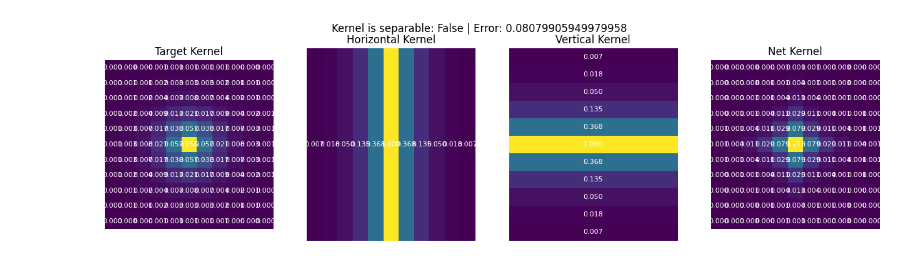
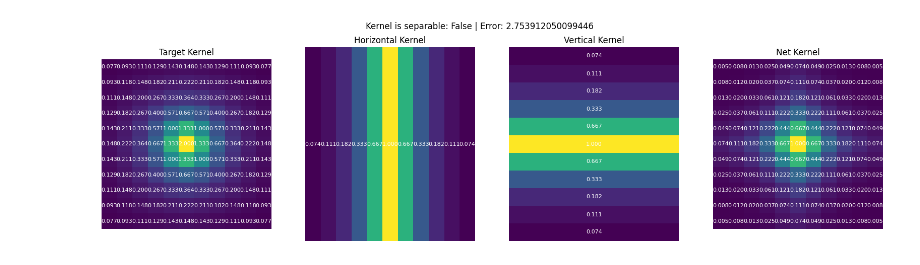
Before and after one commit to thatcherfreeman/utility-dctls, a Jupyter notebook: Documentation/python_prototypes/check_separability.ipynb, the cells around one changed output. Drawn from its saved outputs; the diff is of its cells as text; code cells hidden in the pictures.

```diff
--- a/Documentation/python_prototypes/check_separability.ipynb
+++ b/Documentation/python_prototypes/check_separability.ipynb
@@ -2,9 +2,24 @@
 import numpy as np
 import matplotlib.pyplot as plt
 # %%
-def kernel_function(r, sigma=1.0):
-    """Example Kernel function that will be evaluated."""
-    return np.exp(-1 * np.sqrt(r**2) / sigma)
+def kernel_function(x, y=0, sigma=2.0, separated=False):
+    """Example Kernel function that will be evaluated.
+    Will be separable if f(r, separated=False) = f(x, separated=True) * f(y, separated=True)
+    with r = sqrt(x^2 + y^2).
+
+    Alternatively we can make a separable kernel via f(x, y, separated=False) = f(x, separated=True) * f(y, separated=True).
+    Assume that when separated == True, then y = 0.
+    """
+    r = np.sqrt(x**2 + y**2)
+    # return np.exp(-1 * r**2 / sigma)
+    if separated:
+        return sigma / (sigma + x**2)
+    return sigma**2 / ((sigma + x**2) * (sigma + y**2))
+
+
+    # 1/(exp(x^2)+a) * 1/(exp(y^2)+a)
+    # 1/(exp(x^2)*exp(y^2) + a*exp(x^2) + a * exp(y^2) + a^2
+    # 1/(exp(r^2) + a (exp(x^2) + exp(y^2)) + a^2)
 
 def check_separability(kernel, window_size: int = 5, normalize: bool = True):
     """Checks if the given kernel function f(r) in 2D is separable into horizontal and vertical components."""
@@ -17,18 +32,17 @@ def check_separability(kernel, window_size: int = 5, normalize: bool = True):
     # Evaluate the kernel function at points in a grid
     for i, x in enumerate(range(-half_window, half_window + 1)):
         for j, y in enumerate(range(-half_window, half_window + 1)):
-            r = np.sqrt(x**2 + y**2)
-            value = kernel(r)
+            value = kernel(x, y, separated=False)
             target_kernel[i, j] = value
 
     horizontal_kernel = np.zeros((1, window_size))
     for i, x in enumerate(range(-half_window, half_window + 1)):
-        value = kernel(x)
+        value = kernel(x, 0, separated=True)
         horizontal_kernel[0, i] = value
 
     vertical_kernel = np.zeros((window_size, 1))
     for j, y in enumerate(range(-half_window, half_window + 1)):
-        value = kernel(y)
+        value = kernel(y, 0, separated=True)
         vertical_kernel[j, 0] = value
 
     result_kernel = vertical_kernel @ horizontal_kernel
@@ -40,7 +54,7 @@ def check_separability(kernel, window_size: int = 5, normalize: bool = True):
     error = np.linalg.norm(target_kernel - result_kernel)
     separable = error < 0.001 * np.sum(np.abs(target_kernel))
 
-    fig, axs = plt.subplots(1, 4, figsize=(16, 4))
+    fig, axs = plt.subplots(1, 4, figsize=(20, 5))
 
     axs[0].imshow(target_kernel, cmap='viridis')
     axs[0].set_title('Target Kernel')
@@ -69,6 +83,6 @@ def check_separability(kernel, window_size: int = 5, normalize: bool = True):
     plt.suptitle(f'Kernel is separable: {separable} | Error: {error}')
     plt.show()
 # %%
-check_separability(kernel_function, 11, True)
+check_separability(kernel_function, 11, False)
 # %% [output]
-[figure, old version]
+[figure, new version]
```
Also changed, not shown: 3 other files.
